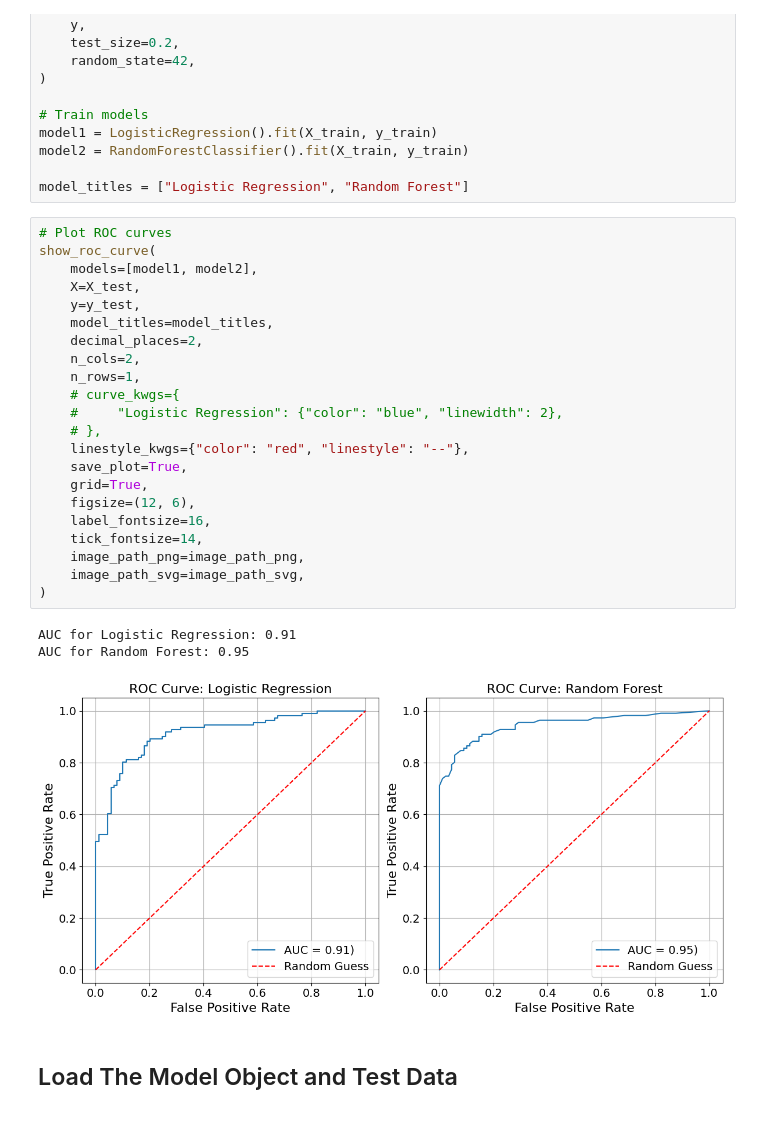
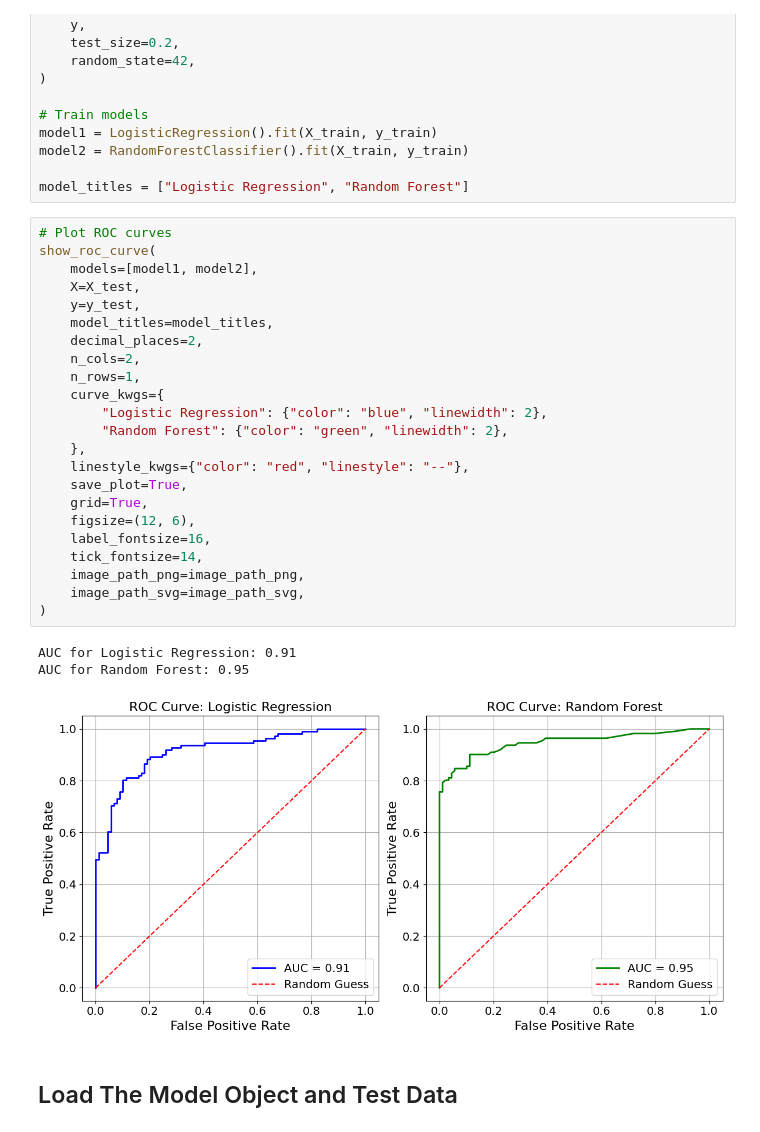
Before and after one commit to lshpaner/model_metrics, a Jupyter notebook: py_notebooks/model_evaluation_docs.ipynb, the cells around one changed output. Drawn from its saved outputs; the diff is of its cells as text.

```diff
--- a/py_notebooks/model_evaluation_docs.ipynb
+++ b/py_notebooks/model_evaluation_docs.ipynb
@@ -91,29 +91,30 @@ model_titles = ["Logistic Regression", "Random Forest"]
 # %%
 # Plot ROC curves
 show_roc_curve(
     models=[model1, model2],
     X=X_test,
     y=y_test,
     model_titles=model_titles,
     decimal_places=2,
     n_cols=2,
     n_rows=1,
-    # curve_kwgs={
-    #     "Logistic Regression": {"color": "blue", "linewidth": 2},
-    # },
+    curve_kwgs={
+        "Logistic Regression": {"color": "blue", "linewidth": 2},
+        "Random Forest": {"color": "green", "linewidth": 2},
+    },
     linestyle_kwgs={"color": "red", "linestyle": "--"},
     save_plot=True,
     grid=True,
     figsize=(12, 6),
     label_fontsize=16,
     tick_fontsize=14,
     image_path_png=image_path_png,
     image_path_svg=image_path_svg,
 )
 # %% [output]
 AUC for Logistic Regression: 0.91
 AUC for Random Forest: 0.95
-[figure, old version]
+[figure, new version]
 # %% [markdown]
 ## Load The Model Object and Test Data
 # %%
```
Also changed, not shown: parts of 23 cells of this notebook, 2 other files.
